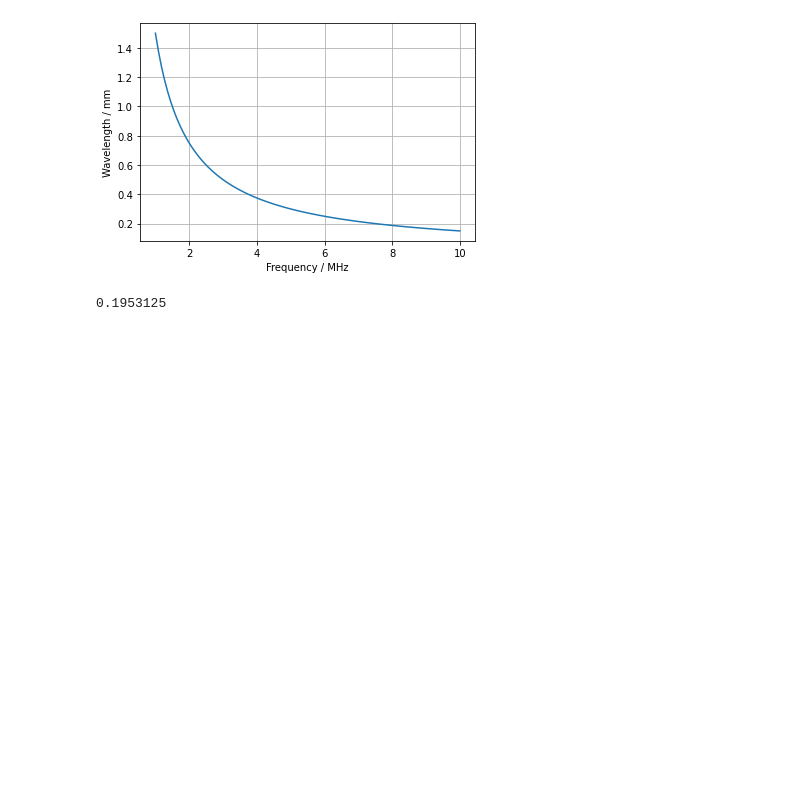
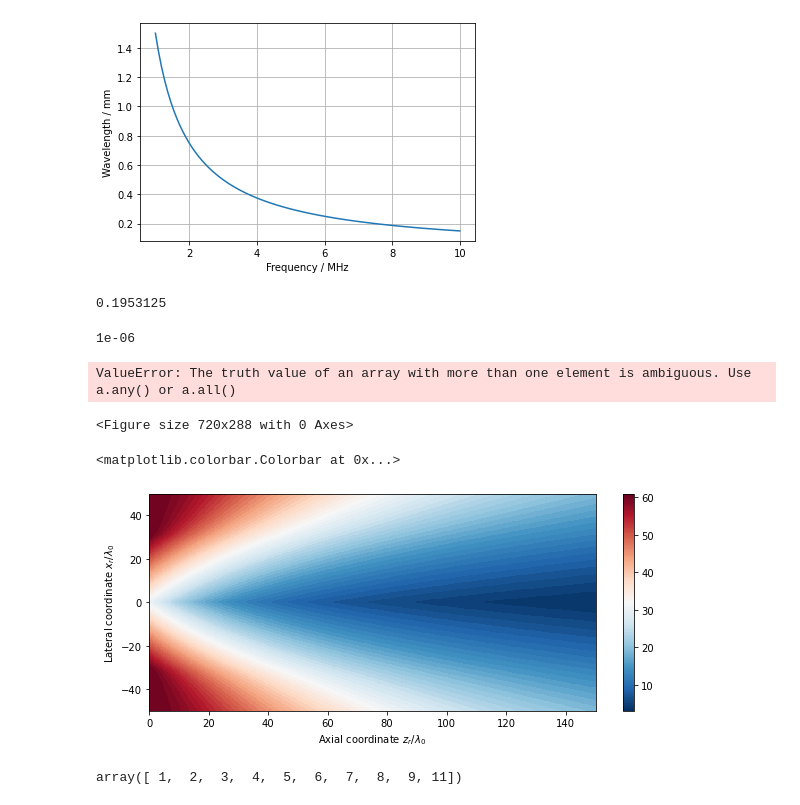
Before and after one commit to kwokkenton/dormouse, a Jupyter notebook: analysis/basic.ipynb, the cells around one changed output. Cells and saved outputs as stored; diff of their text form; code cells hidden in the pictures; blank space fills up the shorter version.

```diff
--- a/analysis/basic.ipynb
+++ b/analysis/basic.ipynb
@@ -14,3 +14,69 @@ plt.grid()
 50/256
 # %% [output]
 0.1953125
+# %%
+@np.vectorize
+def find_delay(x_n, z_r, x_r ):
+    c = 1540
+    r = np.sqrt(x_r*x_r + z_r * z_r)
+
+    tn =  (r - np.sqrt(z_r **2 + (x_r - x_n)**2))
+    return tn
+
+
+
+plt.figure(figsize=(10,4))
+c = 1540
+f = 1e6
+
+
+
+zs = np.linspace(50,60,500)
+xs = np.linspace(-5, 5,500)
+
+zs = np.linspace(0,150,500)
+xs = np.linspace(-50, 50,500)
+Z, X = np.meshgrid(zs, xs)
+
+print(1/f)
+array = np.ceil(np.abs(find_delay(30, Z, X)- find_delay(-30, Z, X)))
+array = find_diff(30, Z, X)
+%config InlineBackend.figure_formats = ['png']
+plt.pcolormesh(Z,X, array, cmap='RdBu')
+plt.xlabel('Axial coordinate $ z_r / \lambda_0$')
+plt.ylabel('Lateral coordinate $x_r/ \lambda_0$')
+plt.colorbar()
+# %% [output]
+1e-06
+ValueError: The truth value of an array with more than one element is ambiguous. Use a.any() or a.all()
+<Figure size 720x288 with 0 Axes>
+# %%
+def find_diff(x_n, z_r, x_r):
+    xs = np.arange(-x_n, x_n + 1)
+    #xs = np.concatenate((np.arange(-x_n, 1), [x_n]))
+    array = np.zeros((len(xs), len(z_r), len(x_r)))
+    for i, x_n in enumerate(xs):
+        tn = find_delay(x_n, z_r, x_r)
+        array[i,:,:] = tn
+
+    diff = np.max(array, axis=0) - np.min(array, axis=0)
+    return diff
+# %%
+zs = np.linspace(0,150,500)
+xs = np.linspace(-50, 50,500)
+Z, X = np.meshgrid(zs, xs)
+
+test = find_diff(30, Z, X)
+# %%
+plt.figure(figsize=(10,4))
+plt.pcolormesh(Z,X, np.ceil(test), cmap='RdBu_r')
+plt.xlabel('Axial coordinate $ z_r / \lambda_0$')
+plt.ylabel('Lateral coordinate $x_r/ \lambda_0$')
+plt.colorbar()
+# %% [output]
+<matplotlib.colorbar.Colorbar at 0x...>
+[figure, added]
+# %%
+np.concatenate((np.arange(1,10), [11]))
+# %% [output]
+array([ 1,  2,  3,  4,  5,  6,  7,  8,  9, 11])
```
Also changed, not shown: parts of 4 cells of this notebook, 4 other files.
